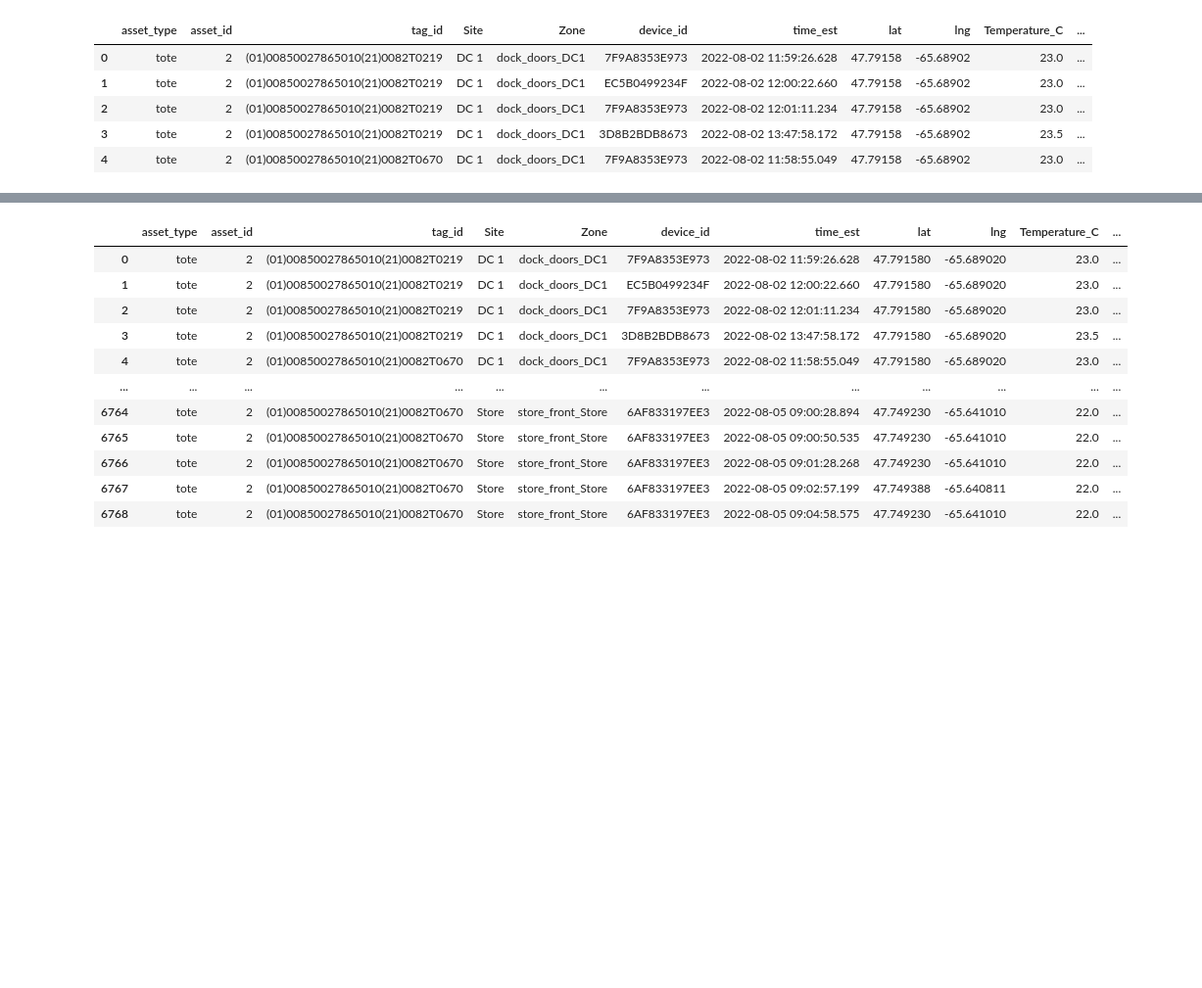
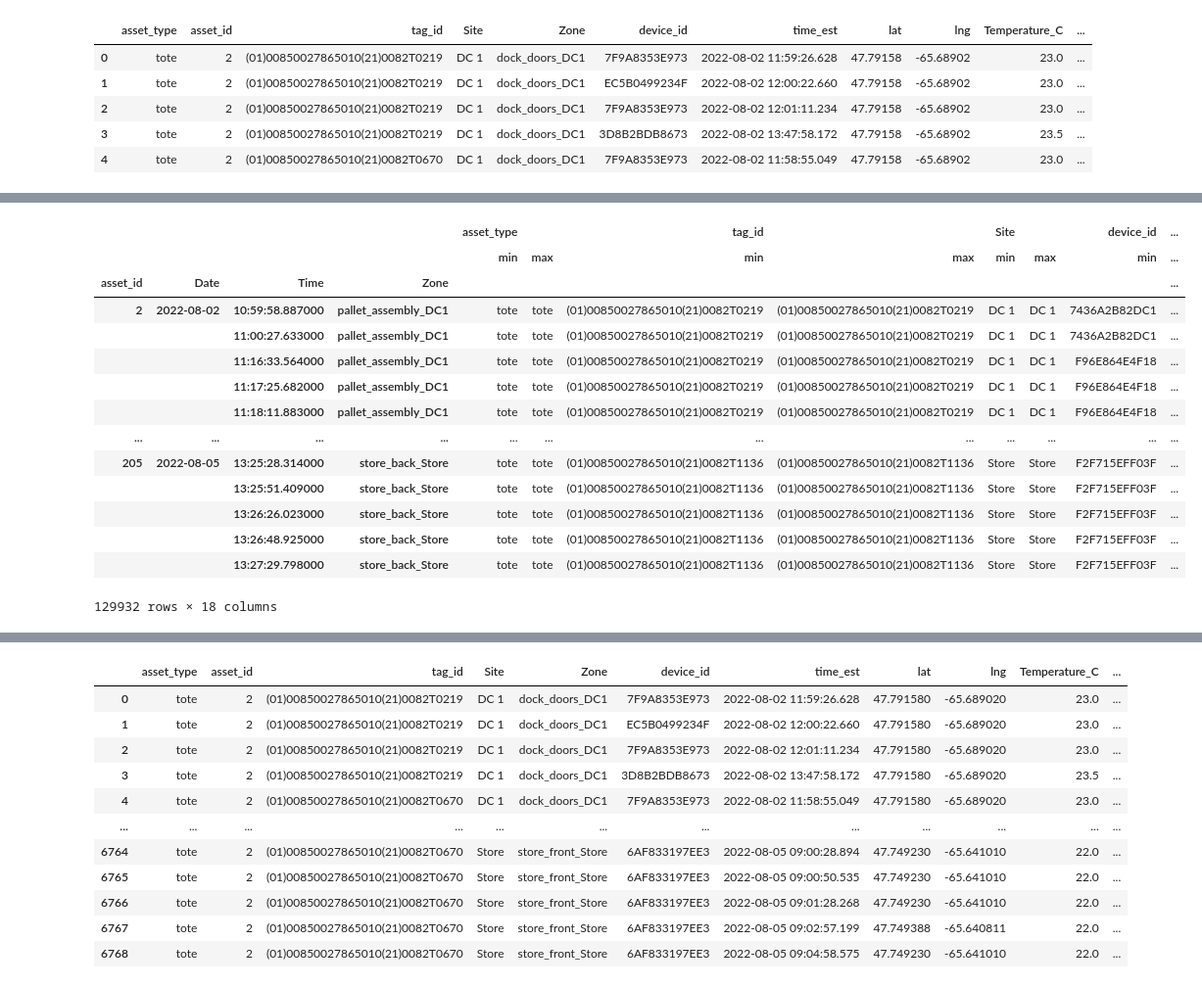
Before and after one commit to giocarro/Data_Science_Gio, a Jupyter notebook: Tareas/Data_Analyst_Assignment.ipynb, the cells around one changed output, grey strips where cells are left out. Shown at 98% size. Cells and saved outputs as stored; diff of their text form; code cells hidden in the pictures; blank space fills up the shorter version.

```diff
--- a/Tareas/Data_Analyst_Assignment.ipynb
+++ b/Tareas/Data_Analyst_Assignment.ipynb
@@ -258 +338,21 @@ df.head()
+# %%
+df_3 = pd.DataFrame(df.groupby(['asset_id','Date','Time','Zone']).agg(['min', 'max']))
+# %%
+df_3
+# %% [output]
+|  |  |  |  | asset_type |  | tag_id |  | Site |  | device_id | ... |
+|  |  |  |  | min | max | min | max | min | max | min | ... |
+| asset_id | Date | Time | Zone |  |  |  |  |  |  |  | ... |
+| 2 | 2022-08-02 | 10:59:58.887000 | pallet_assembly_DC1 | tote | tote | (01)00850027865010(21)0082T0219 | (01)00850027865010(21)0082T0219 | DC 1 | DC 1 | 7436A2B82DC1 | ... |
+|  |  | 11:00:27.633000 | pallet_assembly_DC1 | tote | tote | (01)00850027865010(21)0082T0219 | (01)00850027865010(21)0082T0219 | DC 1 | DC 1 | 7436A2B82DC1 | ... |
+|  |  | 11:16:33.564000 | pallet_assembly_DC1 | tote | tote | (01)00850027865010(21)0082T0219 | (01)00850027865010(21)0082T0219 | DC 1 | DC 1 | F96E864E4F18 | ... |
+|  |  | 11:17:25.682000 | pallet_assembly_DC1 | tote | tote | (01)00850027865010(21)0082T0219 | (01)00850027865010(21)0082T0219 | DC 1 | DC 1 | F96E864E4F18 | ... |
+|  |  | 11:18:11.883000 | pallet_assembly_DC1 | tote | tote | (01)00850027865010(21)0082T0219 | (01)00850027865010(21)0082T0219 | DC 1 | DC 1 | F96E864E4F18 | ... |
+| ... | ... | ... | ... | ... | ... | ... | ... | ... | ... | ... | ... |
+| 205 | 2022-08-05 | 13:25:28.314000 | store_back_Store | tote | tote | (01)00850027865010(21)0082T1136 | (01)00850027865010(21)0082T1136 | Store | Store | F2F715EFF03F | ... |
+|  |  | 13:25:51.409000 | store_back_Store | tote | tote | (01)00850027865010(21)0082T1136 | (01)00850027865010(21)0082T1136 | Store | Store | F2F715EFF03F | ... |
+|  |  | 13:26:26.023000 | store_back_Store | tote | tote | (01)00850027865010(21)0082T1136 | (01)00850027865010(21)0082T1136 | Store | Store | F2F715EFF03F | ... |
+|  |  | 13:26:48.925000 | store_back_Store | tote | tote | (01)00850027865010(21)0082T1136 | (01)00850027865010(21)0082T1136 | Store | Store | F2F715EFF03F | ... |
+|  |  | 13:27:29.798000 | store_back_Store | tote | tote | (01)00850027865010(21)0082T1136 | (01)00850027865010(21)0082T1136 | Store | Store | F2F715EFF03F | ... |
+129932 rows × 18 columns
 # %%
```
Also changed, not shown: parts of 21 cells of this notebook.
